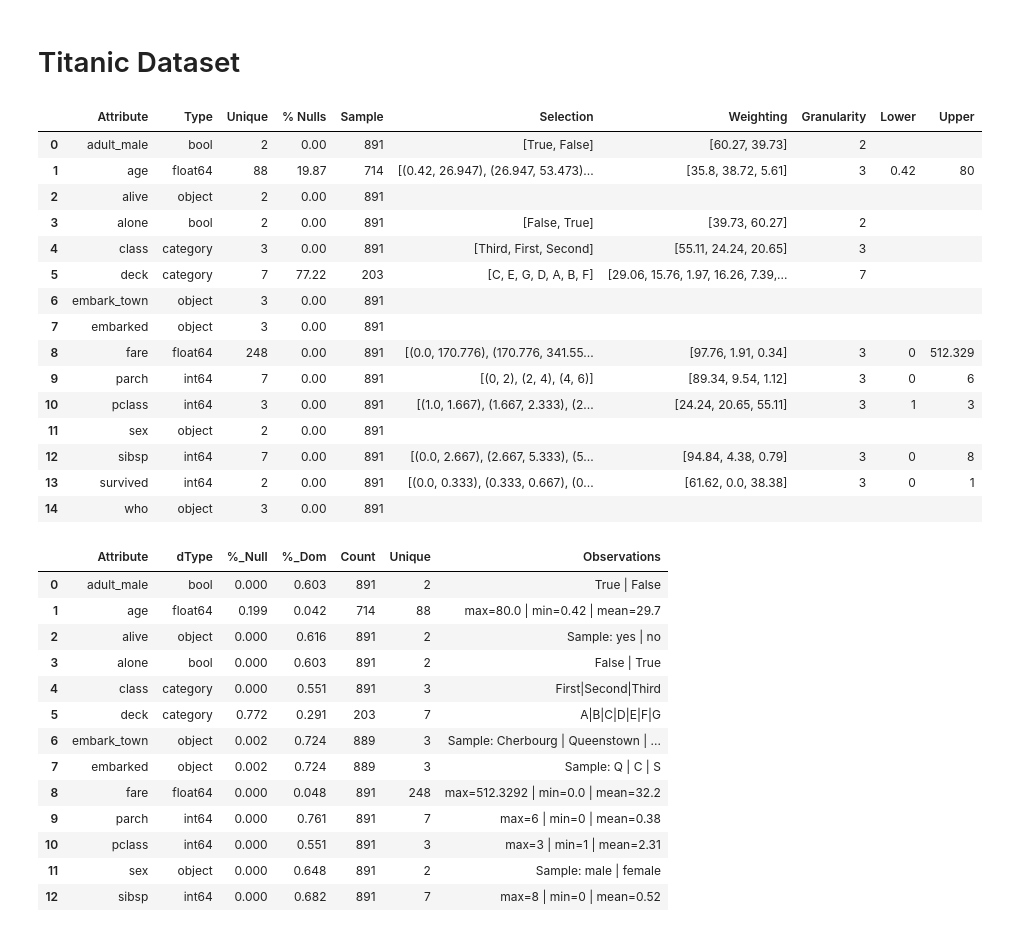
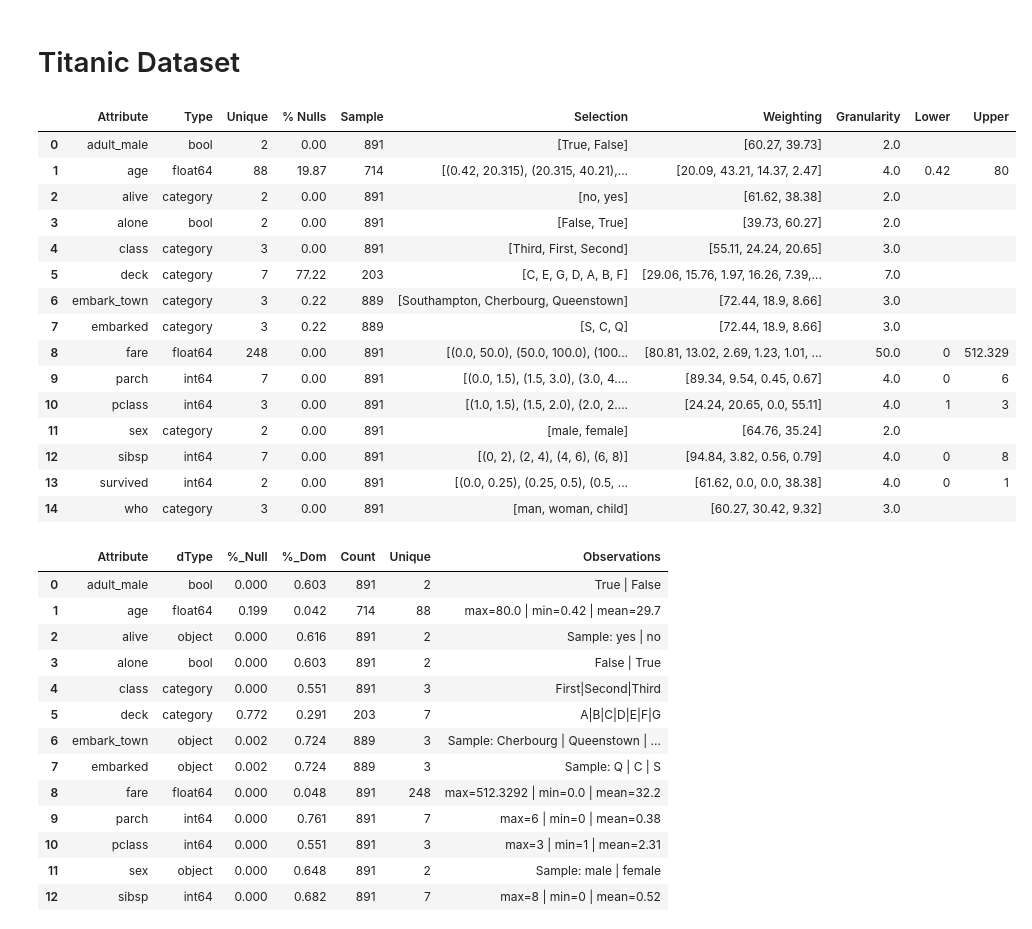
Before and after one commit to project-hadron/discovery-transition-ds, a Jupyter notebook: jupyter/working/scripts/_synthetic/04_titanic.ipynb, the cells around one changed output. Drawn from its saved outputs; the diff is of its cells as text; code cells hidden in the pictures.

```diff
--- a/jupyter/working/scripts/_synthetic/04_titanic.ipynb
+++ b/jupyter/working/scripts/_synthetic/04_titanic.ipynb
@@ -40,27 +40,27 @@ from ds_discovery.transition.discovery import DataDiscovery as Discover
 from ds_behavioral.sample.sample_data import ProfileSample
 # %%
 titanic = sns.load_dataset('titanic')
-# %%
-
-
-Discover.analysis_dictionary(titanic)
-# %% [output]
-|  | Attribute | Type | Unique | % Nulls | Sample | Selection | Weighting | Granularity | Lower | Upper |
-| 0 | adult_male | bool | 2 | 0.00 | 891 | [True, False] | [60.27, 39.73] | 2 |  |  |
-| 1 | age | float64 | 88 | 19.87 | 714 | [(0.42, 26.947), (26.947, 53.473)... | [35.8, 38.72, 5.61] | 3 | 0.42 | 80 |
-| 2 | alive | object | 2 | 0.00 | 891 |  |  |  |  |  |
-| 3 | alone | bool | 2 | 0.00 | 891 | [False, True] | [39.73, 60.27] | 2 |  |  |
-| 4 | class | category | 3 | 0.00 | 891 | [Third, First, Second] | [55.11, 24.24, 20.65] | 3 |  |  |
-| 5 | deck | category | 7 | 77.22 | 203 | [C, E, G, D, A, B, F] | [29.06, 15.76, 1.97, 16.26, 7.39,... | 7 |  |  |
-| 6 | embark_town | object | 3 | 0.00 | 891 |  |  |  |  |  |
-| 7 | embarked | object | 3 | 0.00 | 891 |  |  |  |  |  |
-| 8 | fare | float64 | 248 | 0.00 | 891 | [(0.0, 170.776), (170.776, 341.55... | [97.76, 1.91, 0.34] | 3 | 0 | 512.329 |
-| 9 | parch | int64 | 7 | 0.00 | 891 | [(0, 2), (2, 4), (4, 6)] | [89.34, 9.54, 1.12] | 3 | 0 | 6 |
-| 10 | pclass | int64 | 3 | 0.00 | 891 | [(1.0, 1.667), (1.667, 2.333), (2... | [24.24, 20.65, 55.11] | 3 | 1 | 3 |
-| 11 | sex | object | 2 | 0.00 | 891 |  |  |  |  |  |
-| 12 | sibsp | int64 | 7 | 0.00 | 891 | [(0.0, 2.667), (2.667, 5.333), (5... | [94.84, 4.38, 0.79] | 3 | 0 | 8 |
-| 13 | survived | int64 | 2 | 0.00 | 891 | [(0.0, 0.333), (0.333, 0.667), (0... | [61.62, 0.0, 38.38] | 3 | 0 | 1 |
-| 14 | who | object | 3 | 0.00 | 891 |  |  |  |  |  |
+# %%
+titanic = Cleaner.auto_to_category(titanic)
+# %%
+Discover.analysis_dictionary(titanic, granularity=4, col_kwargs={'fare': {'granularity':50.0}})
+# %% [output]
+|  | Attribute | Type | Unique | % Nulls | Sample | Selection | Weighting | Granularity | Lower | Upper |
+| 0 | adult_male | bool | 2 | 0.00 | 891 | [True, False] | [60.27, 39.73] | 2.0 |  |  |
+| 1 | age | float64 | 88 | 19.87 | 714 | [(0.42, 20.315), (20.315, 40.21),... | [20.09, 43.21, 14.37, 2.47] | 4.0 | 0.42 | 80 |
+| 2 | alive | category | 2 | 0.00 | 891 | [no, yes] | [61.62, 38.38] | 2.0 |  |  |
+| 3 | alone | bool | 2 | 0.00 | 891 | [False, True] | [39.73, 60.27] | 2.0 |  |  |
+| 4 | class | category | 3 | 0.00 | 891 | [Third, First, Second] | [55.11, 24.24, 20.65] | 3.0 |  |  |
+| 5 | deck | category | 7 | 77.22 | 203 | [C, E, G, D, A, B, F] | [29.06, 15.76, 1.97, 16.26, 7.39,... | 7.0 |  |  |
+| 6 | embark_town | category | 3 | 0.22 | 889 | [Southampton, Cherbourg, Queenstown] | [72.44, 18.9, 8.66] | 3.0 |  |  |
+| 7 | embarked | category | 3 | 0.22 | 889 | [S, C, Q] | [72.44, 18.9, 8.66] | 3.0 |  |  |
+| 8 | fare | float64 | 248 | 0.00 | 891 | [(0.0, 50.0), (50.0, 100.0), (100... | [80.81, 13.02, 2.69, 1.23, 1.01, ... | 50.0 | 0 | 512.329 |
+| 9 | parch | int64 | 7 | 0.00 | 891 | [(0.0, 1.5), (1.5, 3.0), (3.0, 4.... | [89.34, 9.54, 0.45, 0.67] | 4.0 | 0 | 6 |
+| 10 | pclass | int64 | 3 | 0.00 | 891 | [(1.0, 1.5), (1.5, 2.0), (2.0, 2.... | [24.24, 20.65, 0.0, 55.11] | 4.0 | 1 | 3 |
+| 11 | sex | category | 2 | 0.00 | 891 | [male, female] | [64.76, 35.24] | 2.0 |  |  |
+| 12 | sibsp | int64 | 7 | 0.00 | 891 | [(0, 2), (2, 4), (4, 6), (6, 8)] | [94.84, 3.82, 0.56, 0.79] | 4.0 | 0 | 8 |
+| 13 | survived | int64 | 2 | 0.00 | 891 | [(0.0, 0.25), (0.25, 0.5), (0.5, ... | [61.62, 0.0, 0.0, 38.38] | 4.0 | 0 | 1 |
+| 14 | who | category | 3 | 0.00 | 891 | [man, woman, child] | [60.27, 30.42, 9.32] | 3.0 |  |  |
 # %%
 Discover.data_dictionary(titanic)
 # %% [output]
```
Also changed, not shown: parts of 2 cells of this notebook, 9 other files.
